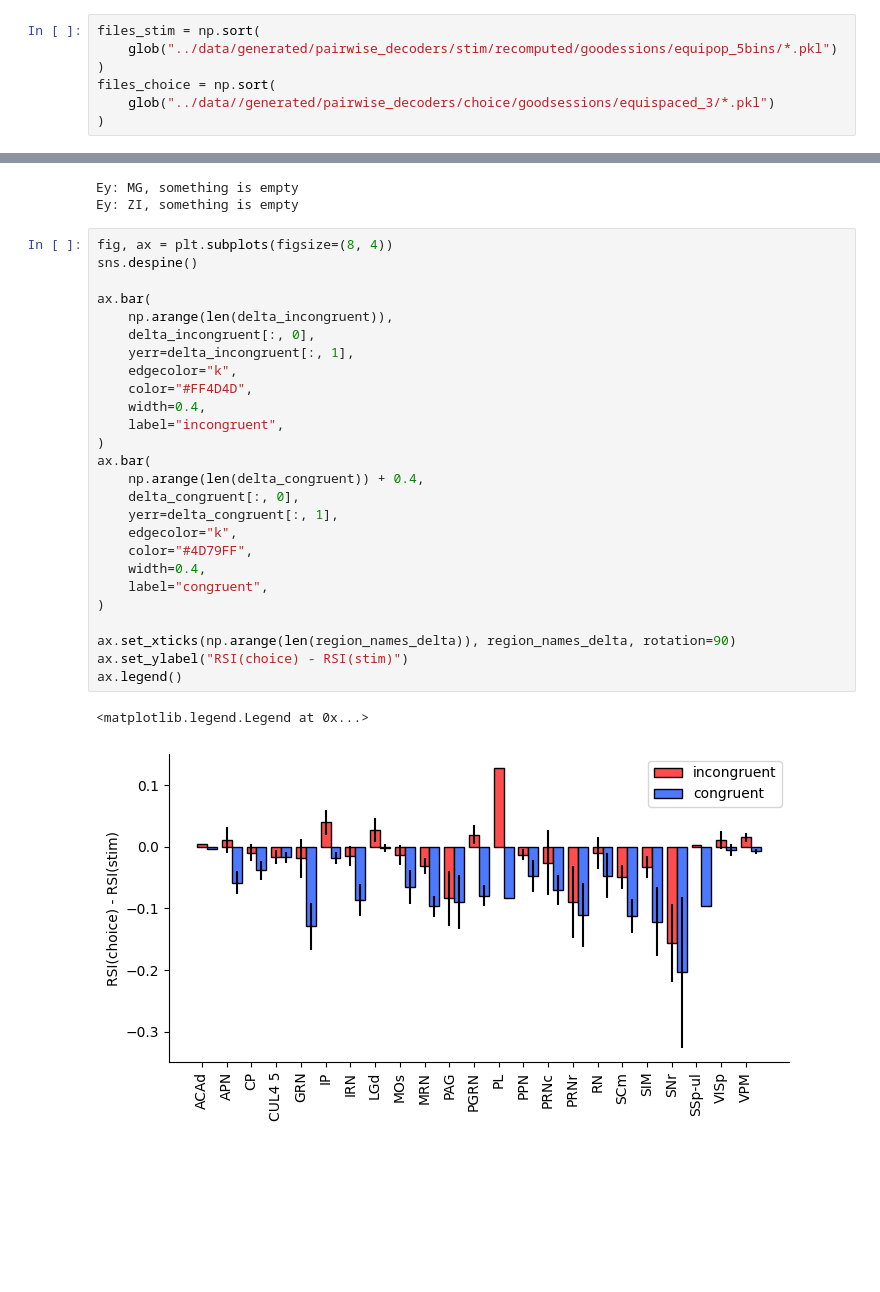
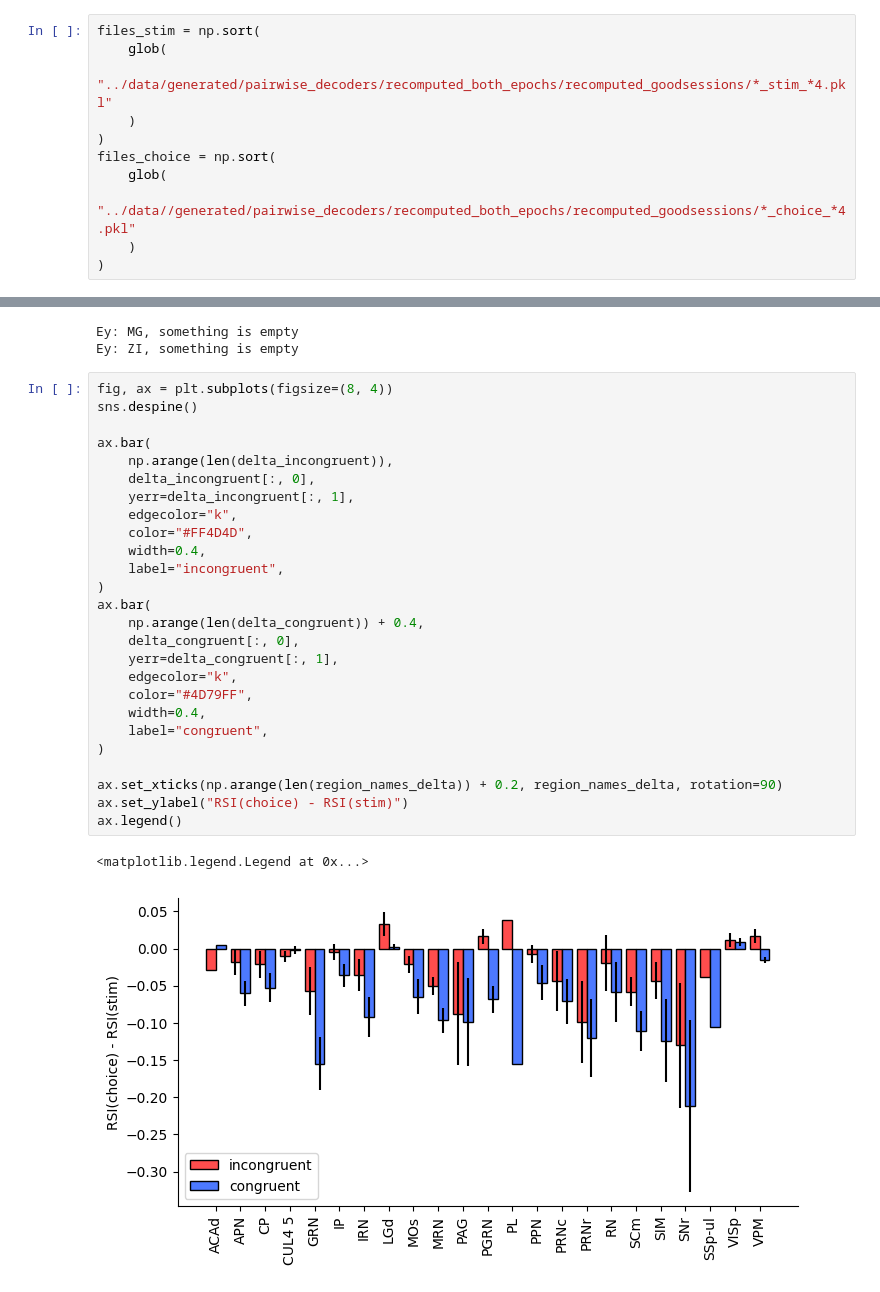
Before and after one commit to debottamKundu/ibl-partial-info-decomp, a Jupyter notebook: notebooks/subset_decoders.ipynb, the cells around one changed output, grey strips where cells are left out. Cells and saved outputs as stored; diff of their text form; blank space fills up the shorter version.

Commit message:
pairwise wifi

```diff
--- a/notebooks/subset_decoders.ipynb
+++ b/notebooks/subset_decoders.ipynb
@@ -34,10 +36,14 @@ from ibl_info.decoder_utils import compute_deltas_all
 %autoreload 2
 # %%
 files_stim = np.sort(
-    glob("../data/generated/pairwise_decoders/stim/recomputed/goodessions/equipop_5bins/*.pkl")
+    glob(
+        "../data/generated/pairwise_decoders/recomputed_both_epochs/recomputed_goodsessions/*_stim_*4.pkl"
+    )
 )
 files_choice = np.sort(
-    glob("../data//generated/pairwise_decoders/choice/goodsessions/equispaced_3/*.pkl")
+    glob(
+        "../data//generated/pairwise_decoders/recomputed_both_epochs/recomputed_goodsessions/*_choice_*4.pkl"
+    )
 )
 # %%
 rsi_congruent_stim, rsi_incongruent_stim, redundancy_stim, synergy_stim, region_names_stim = (
@@ -91,29 +96,29 @@ Ey: ZI, something is empty
 # %%
 fig, ax = plt.subplots(figsize=(8, 4))
 sns.despine()
 
 ax.bar(
     np.arange(len(delta_incongruent)),
     delta_incongruent[:, 0],
     yerr=delta_incongruent[:, 1],
     edgecolor="k",
     color="#FF4D4D",
     width=0.4,
     label="incongruent",
 )
 ax.bar(
     np.arange(len(delta_congruent)) + 0.4,
     delta_congruent[:, 0],
     yerr=delta_congruent[:, 1],
     edgecolor="k",
     color="#4D79FF",
     width=0.4,
     label="congruent",
 )
 
-ax.set_xticks(np.arange(len(region_names_delta)), region_names_delta, rotation=90)
+ax.set_xticks(np.arange(len(region_names_delta)) + 0.2, region_names_delta, rotation=90)
 ax.set_ylabel("RSI(choice) - RSI(stim)")
 ax.legend()
 # %% [output]
 <matplotlib.legend.Legend at 0x...>
-[figure, old version]
+[figure, new version]
```
Also changed, not shown: parts of 32 cells of this notebook, 9 other files.
